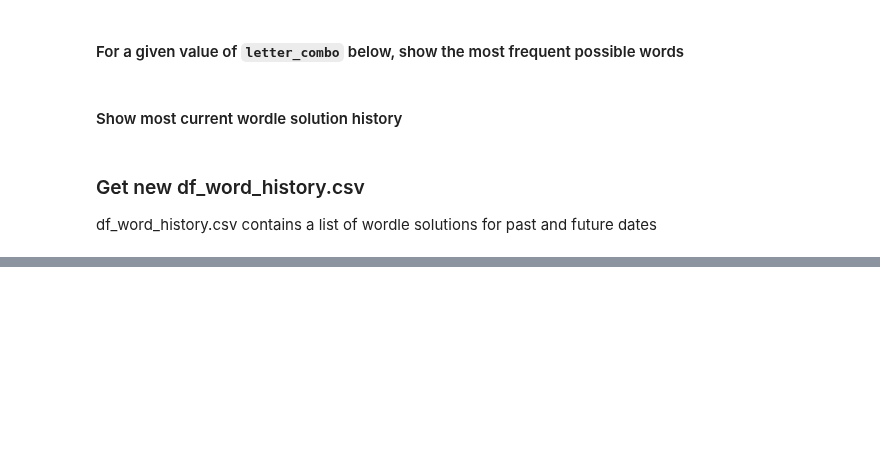
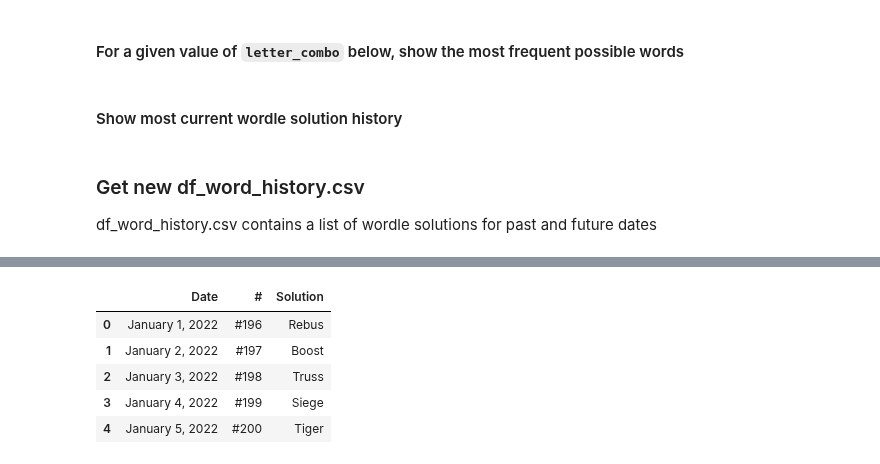
Before and after one commit to bgithub1/wordle_cheater, a Jupyter notebook: using_wordle_cheater.ipynb, the cells around one changed output, grey strips where cells are left out. Cells and saved outputs as stored; diff of their text form; code cells hidden in the pictures; blank space fills up the shorter version.

```diff
--- a/using_wordle_cheater.ipynb
+++ b/using_wordle_cheater.ipynb
@@ -263,0 +288,9 @@ df_word_history = wrdlc.get_combined_word_histories()
+# %%
+df_till_march_2023.head()
+# %% [output]
+|  | Date | # | Solution |
+| 0 | January 1, 2022 | #196 | Rebus |
+| 1 | January 2, 2022 | #197 | Boost |
+| 2 | January 3, 2022 | #198 | Truss |
+| 3 | January 4, 2022 | #199 | Siege |
+| 4 | January 5, 2022 | #200 | Tiger |
```
Also changed, not shown: parts of 10 cells of this notebook, 1 other file.
